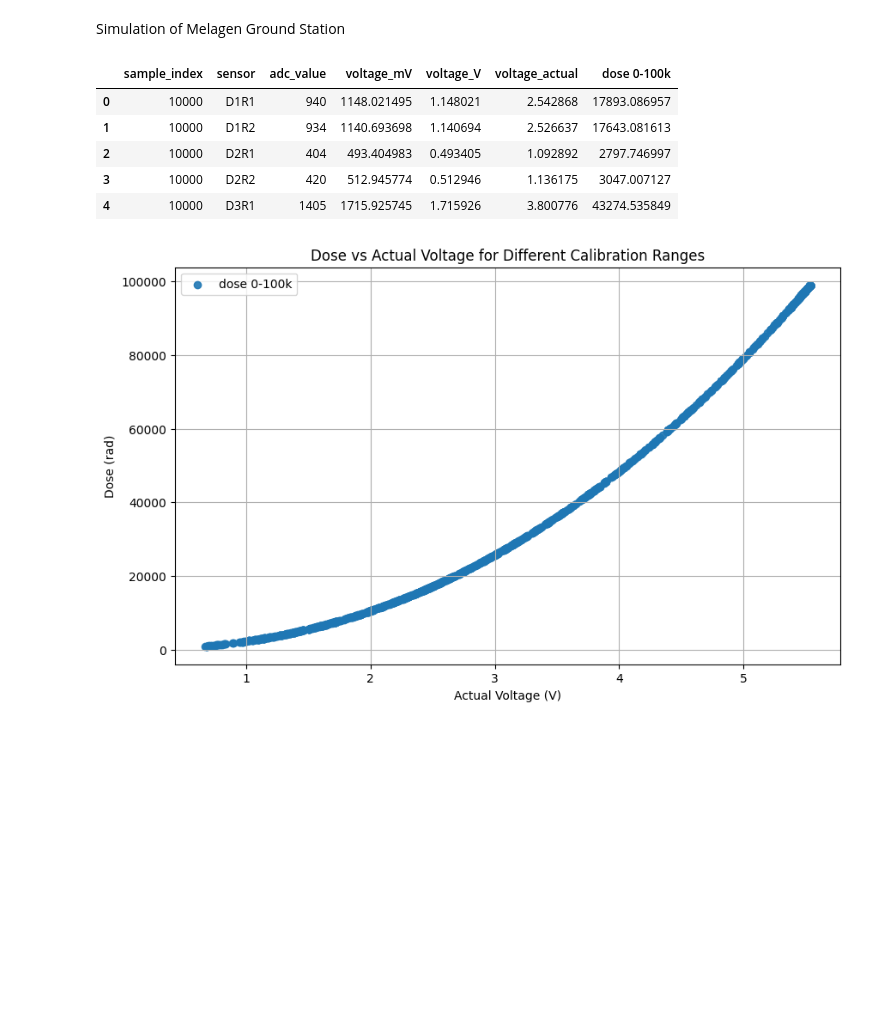
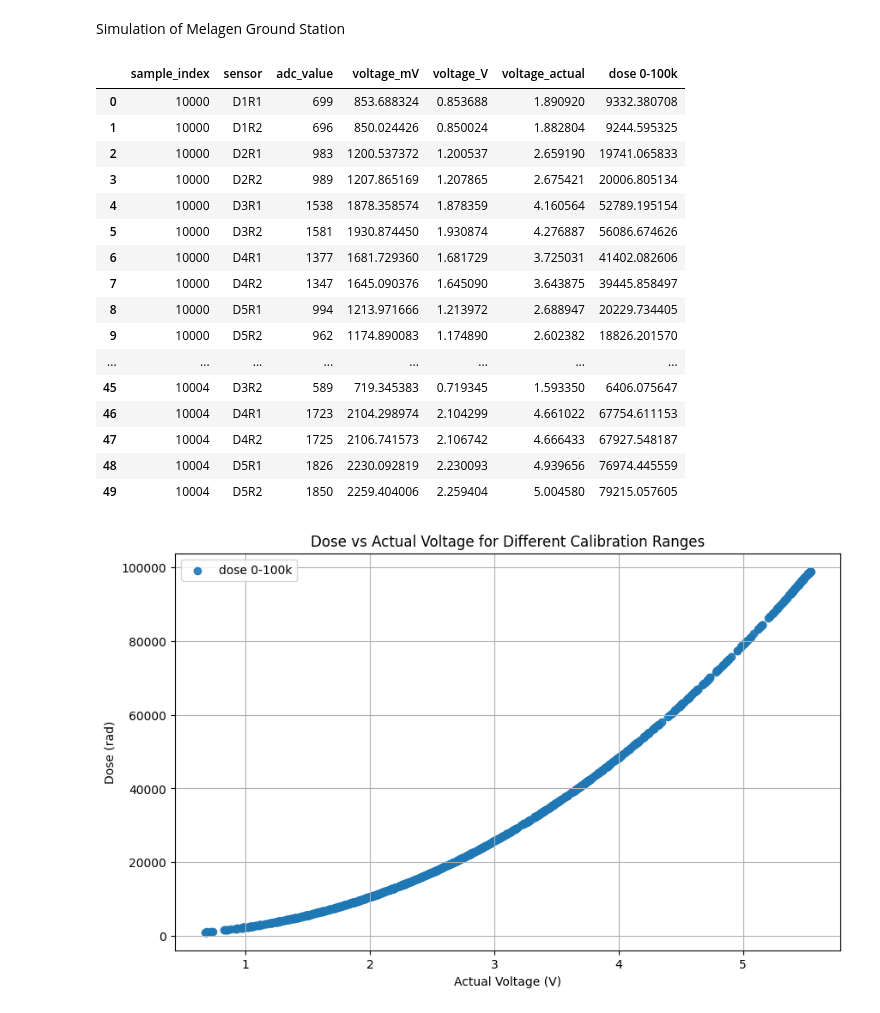
Before and after one commit to demetrius-melagen/melagen-firmware, a Jupyter notebook: ground_example.ipynb, the cells around one changed output. Cells and saved outputs as stored; diff of their text form; code cells hidden in the pictures; blank space fills up the shorter version.

```diff
--- a/ground_example.ipynb
+++ b/ground_example.ipynb
@@ -132,7 +132,6 @@ def make_csv_rows(num_packets=100, start_index=0, add_rx_utc=True):
         rows.append(row)
     return pd.DataFrame(rows)
 
-# ---------------- Analysis frame (keeps your voltage/dose work) ----------------
 def expand_for_analysis(df_csv_like: pd.DataFrame) -> pd.DataFrame:
     """
     Long-form expansion: one row per sensor/rail per packet with voltages and dose.
@@ -140,39 +139,50 @@ def expand_for_analysis(df_csv_like: pd.DataFrame) -> pd.DataFrame:
     records = []
     for _, row in df_csv_like.iterrows():
         for s in range(1, 6):
             for r in (1, 2):
                 key = f"d{s}_r{r}"
                 adc = int(row[key])
                 mv = adc * ADC_TO_MV
                 vout = mv / 1000.0
                 vin = actual_voltage(vout, R1, R2)
                 dose = dose_from_V(vin)
                 records.append({
                     "sample_index": int(row["sample_index"]),
                     "sensor": f"D{s}R{r}",
                     "adc_value": adc,
                     "voltage_mV": mv,
                     "voltage_V": vout,
                     "voltage_actual": vin,
                     "dose 0-100k": dose,
                 })
     return pd.DataFrame.from_records(records)
 
 # ---------------- Example usage ----------------
 # CSV-like, per the ICD
 csv_df = make_csv_rows(num_packets=100, start_index=10_000, add_rx_utc=True)
 # csv_df.to_csv("MELAGEN_OOS-1_2025-09-27T19-43-12Z_00010000-00010099_v1.csv", index=False)
 
 # Optional: analysis-friendly expansion
 df = expand_for_analysis(csv_df)
-df.head()
+df.head(50)
 # %% [output]
 |  | sample_index | sensor | adc_value | voltage_mV | voltage_V | voltage_actual | dose 0-100k |
-| 0 | 10000 | D1R1 | 940 | 1148.021495 | 1.148021 | 2.542868 | 17893.086957 |
-| 1 | 10000 | D1R2 | 934 | 1140.693698 | 1.140694 | 2.526637 | 17643.081613 |
-| 2 | 10000 | D2R1 | 404 | 493.404983 | 0.493405 | 1.092892 | 2797.746997 |
-| 3 | 10000 | D2R2 | 420 | 512.945774 | 0.512946 | 1.136175 | 3047.007127 |
-| 4 | 10000 | D3R1 | 1405 | 1715.925745 | 1.715926 | 3.800776 | 43274.535849 |
+| 0 | 10000 | D1R1 | 699 | 853.688324 | 0.853688 | 1.890920 | 9332.380708 |
+| 1 | 10000 | D1R2 | 696 | 850.024426 | 0.850024 | 1.882804 | 9244.595325 |
+| 2 | 10000 | D2R1 | 983 | 1200.537372 | 1.200537 | 2.659190 | 19741.065833 |
+| 3 | 10000 | D2R2 | 989 | 1207.865169 | 1.207865 | 2.675421 | 20006.805134 |
+| 4 | 10000 | D3R1 | 1538 | 1878.358574 | 1.878359 | 4.160564 | 52789.195154 |
+| 5 | 10000 | D3R2 | 1581 | 1930.874450 | 1.930874 | 4.276887 | 56086.674626 |
+| 6 | 10000 | D4R1 | 1377 | 1681.729360 | 1.681729 | 3.725031 | 41402.082606 |
+| 7 | 10000 | D4R2 | 1347 | 1645.090376 | 1.645090 | 3.643875 | 39445.858497 |
+| 8 | 10000 | D5R1 | 994 | 1213.971666 | 1.213972 | 2.688947 | 20229.734405 |
+| 9 | 10000 | D5R2 | 962 | 1174.890083 | 1.174890 | 2.602382 | 18826.201570 |
+| ... | ... | ... | ... | ... | ... | ... | ... |
+| 45 | 10004 | D3R2 | 589 | 719.345383 | 0.719345 | 1.593350 | 6406.075647 |
+| 46 | 10004 | D4R1 | 1723 | 2104.298974 | 2.104299 | 4.661022 | 67754.611153 |
+| 47 | 10004 | D4R2 | 1725 | 2106.741573 | 2.106742 | 4.666433 | 67927.548187 |
+| 48 | 10004 | D5R1 | 1826 | 2230.092819 | 2.230093 | 4.939656 | 76974.445559 |
+| 49 | 10004 | D5R2 | 1850 | 2259.404006 | 2.259404 | 5.004580 | 79215.057605 |
 # %%
 plt.figure(figsize=(10, 6))
 
```
Also changed, not shown: parts of 3 cells of this notebook, 3 other files.
